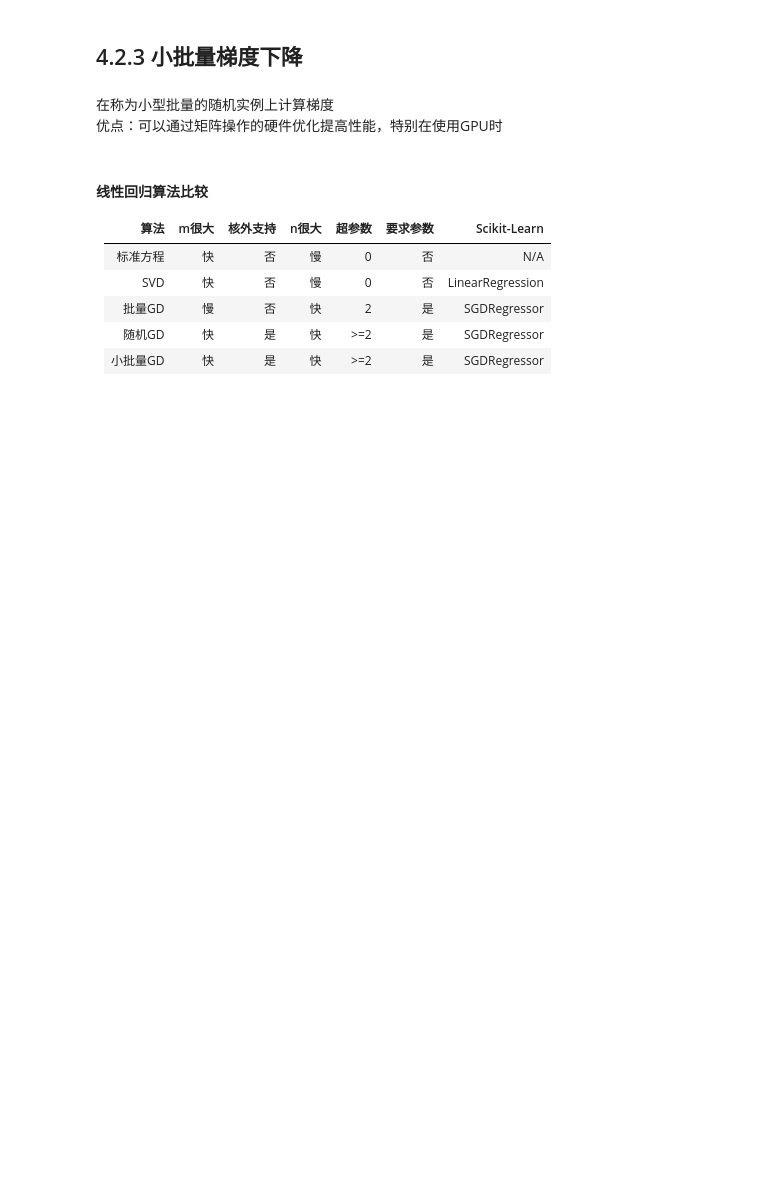
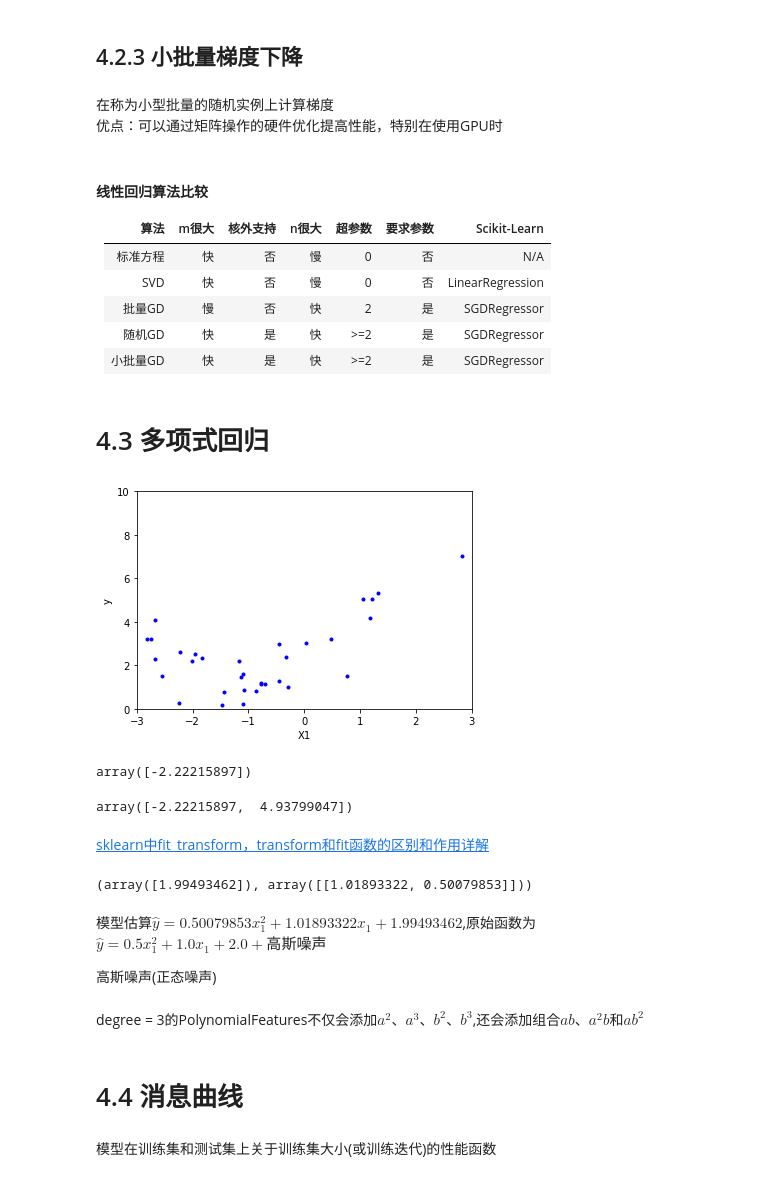
Before and after one commit to ZiHAO-LI-cmd/Hands-On-Machine-Learning, a Jupyter notebook: 训练模型.ipynb, the cells around one changed output. Saved outputs shown, nothing was run; the diff lists cells and outputs as text; code cells hidden in the pictures; blank space fills up the shorter version.

Commit message:
多项式回归,学习曲线

```diff
--- a/训练模型.ipynb
+++ b/训练模型.ipynb
@@ -167,3 +167,49 @@ sgd_reg.intercept_, sgd_reg.coef_
 | 批量GD  | 慢 | 否 | 快 | 2 | 是 | SGDRegressor |
 | 随机GD  | 快 | 是 | 快 | >=2 | 是 | SGDRegressor |
 | 小批量GD  | 快 | 是 | 快 | >=2 | 是 | SGDRegressor |
+# %% [markdown]
+# 4.3 多项式回归
+# %%
+# 生成一些非线性数据
+m = 100
+X = 6 * np.random.randn(m, 1) - 3
+y = 0.5 * X**2 + X + 2 + np.random.randn(m, 1)
+# %%
+plt.plot(X, y, "b.")
+plt.axis([-3, 3, 0, 10])
+plt.xlabel("X1")
+plt.ylabel("y")
+plt.show()
+# %% [output]
+[figure, added]
+# %%
+# 使用Scikit-Learn的PolynomaialFeatures类来转换训练数据
+from sklearn.preprocessing import PolynomialFeatures
+poly_features = PolynomialFeatures(degree=2, include_bias=False)
+X_poly = poly_features.fit_transform(X)
+X[0]
+# %% [output]
+array([-2.22215897])
+# %%
+X_poly[0]       # 包含原始特征以及该特征的平方
+# %% [output]
+array([-2.22215897,  4.93799047])
+# %% [markdown]
+[sklearn中fit_transform，transform和fit函数的区别和作用详解](https://wenku.baidu.com/view/e4119502a6e9856a561252d380eb6294dd882205.html)
+# %%
+# 将LinearRegression模型拟合到此扩展训练数据中
+lin_reg = LinearRegression()
+lin_reg.fit(X_poly, y)
+lin_reg.intercept_, lin_reg.coef_
+# %% [output]
+(array([1.99493462]), array([[1.01893322, 0.50079853]]))
+# %% [markdown]
+模型估算$\hat{y}=0.50079853x{_1^2}+1.01893322x{_1}+1.99493462$,原始函数为$\hat{y}=0.5x{_1^2}+1.0x{_1}+2.0+高斯噪声$
+
+高斯噪声(正态噪声)
+# %% [markdown]
+degree = 3的PolynomialFeatures不仅会添加$a^2$、$a^3$、$b^2$、$b^3$,还会添加组合$ab$、$a^2b$和$ab^2$
+# %% [markdown]
+# 4.4 消息曲线
+# %% [markdown]
+模型在训练集和测试集上关于训练集大小(或训练迭代)的性能函数
```
Also changed, not shown: parts of 23 cells of this notebook.
